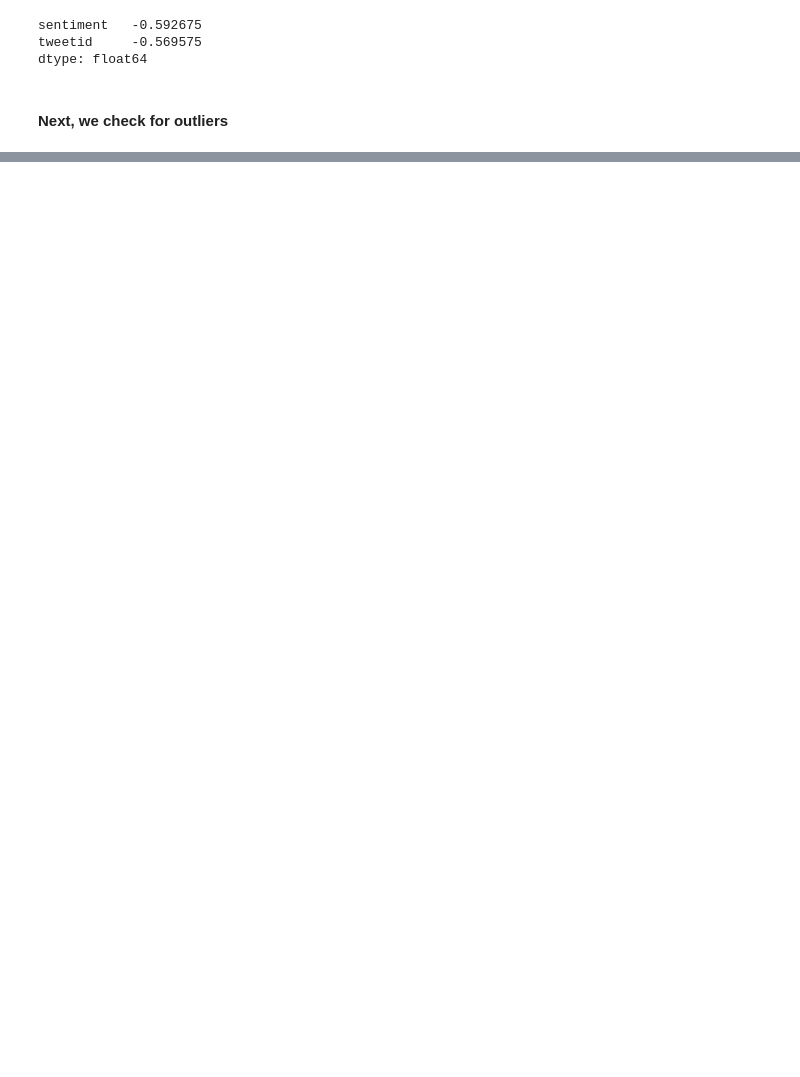
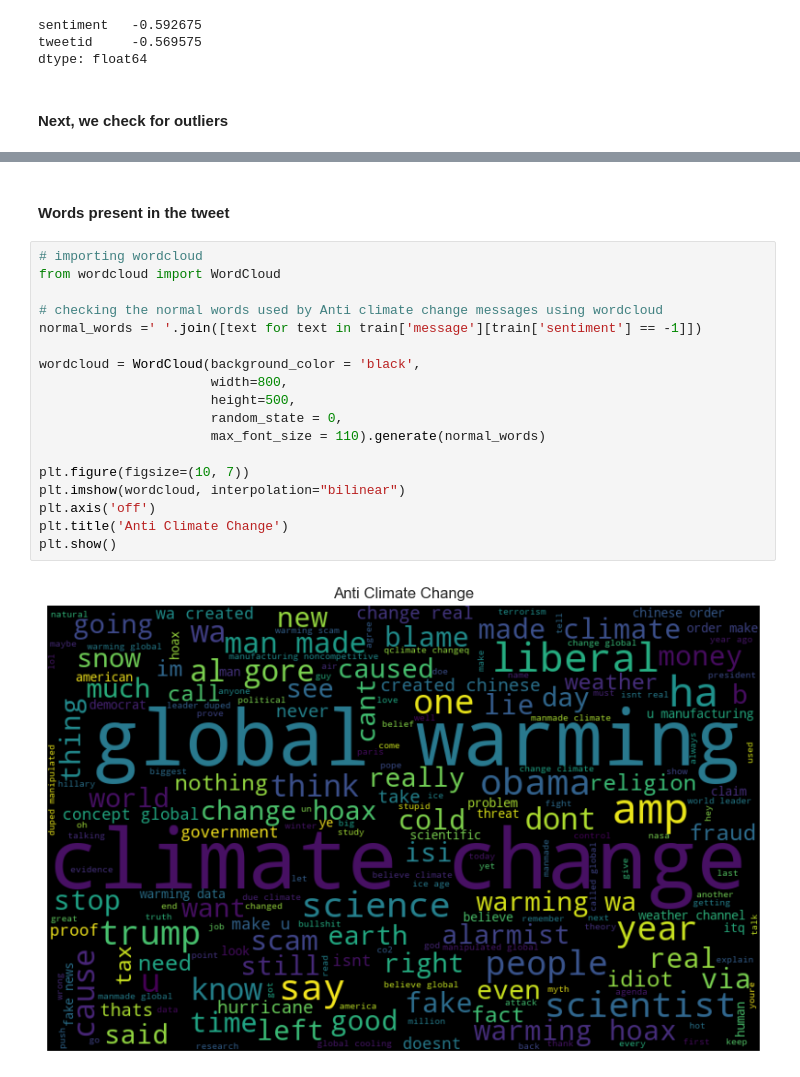
Before and after one commit to ABIOLA01/RR10_PRIME_classification-predict-streamlit, a Jupyter notebook: Classification-notebook-teamRR10Prime.ipynb, the cells around one changed output, grey strips where cells are left out. Drawn from its saved outputs; the diff is of its cells as text; blank space fills up the shorter version.

```diff
--- a/Classification-notebook-teamRR10Prime.ipynb
+++ b/Classification-notebook-teamRR10Prime.ipynb
@@ -257,0 +340,22 @@ plt.tight_layout()
+# %% [markdown]
+#### Words present in the tweet
+# %%
+# importing wordcloud
+from wordcloud import WordCloud
+
+# checking the normal words used by Anti climate change messages using wordcloud
+normal_words =' '.join([text for text in train['message'][train['sentiment'] == -1]])
+
+wordcloud = WordCloud(background_color = 'black',
+                      width=800,
+                      height=500,
+                      random_state = 0,
+                      max_font_size = 110).generate(normal_words)
+
+plt.figure(figsize=(10, 7))
+plt.imshow(wordcloud, interpolation="bilinear")
+plt.axis('off')
+plt.title('Anti Climate Change')
+plt.show()
+# %% [output]
+[figure, added]
```
Also changed, not shown: parts of 95 cells of this notebook.
